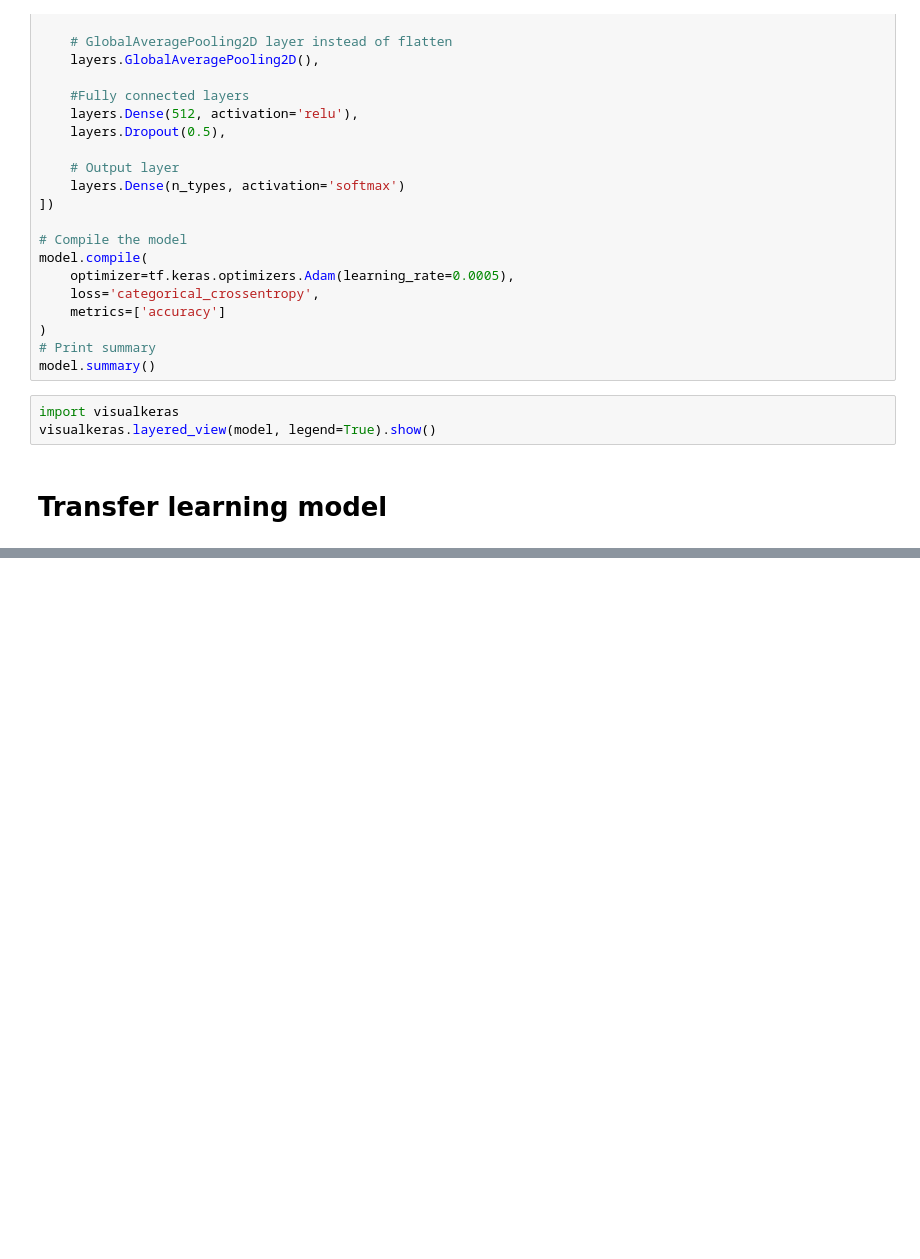
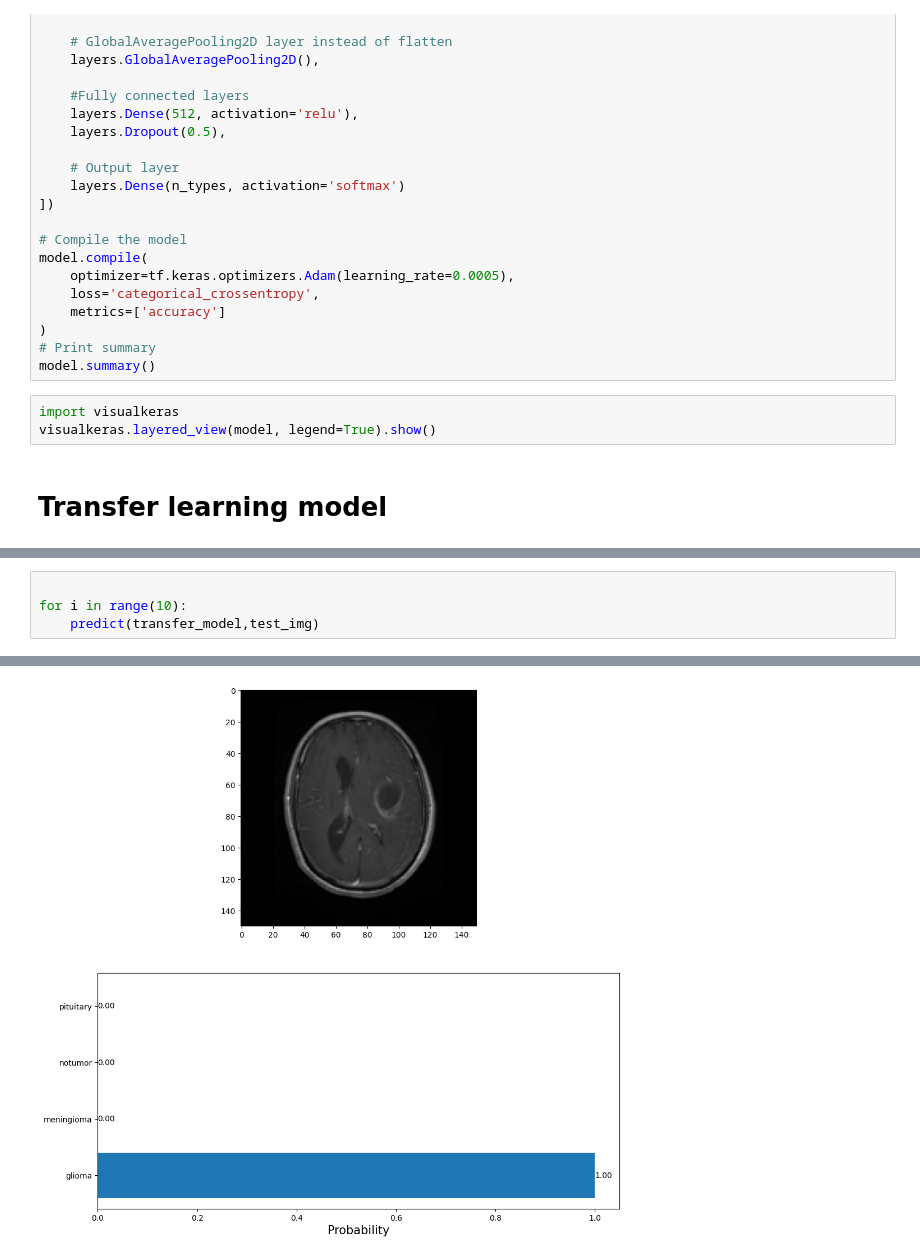
Before and after one commit to Mikkelml/brain_project, a Jupyter notebook: brain_img_classifier.ipynb, the cells around one changed output, grey strips where cells are left out. Drawn from its saved outputs; the diff is of its cells as text; blank space fills up the shorter version.

```diff
--- a/brain_img_classifier.ipynb
+++ b/brain_img_classifier.ipynb
@@ -704,0 +756,5 @@ print(f"Test Accuracy: {test_score[1]*100:.2f}%")
+# %%
+
+for i in range(10):
+    predict(transfer_model,test_img)
+# %% [output]
@@ -704,0 +762 @@ print(f"Test Accuracy: {test_score[1]*100:.2f}%")
+[figure, added]
```
Also changed, not shown: parts of 11 cells of this notebook.
